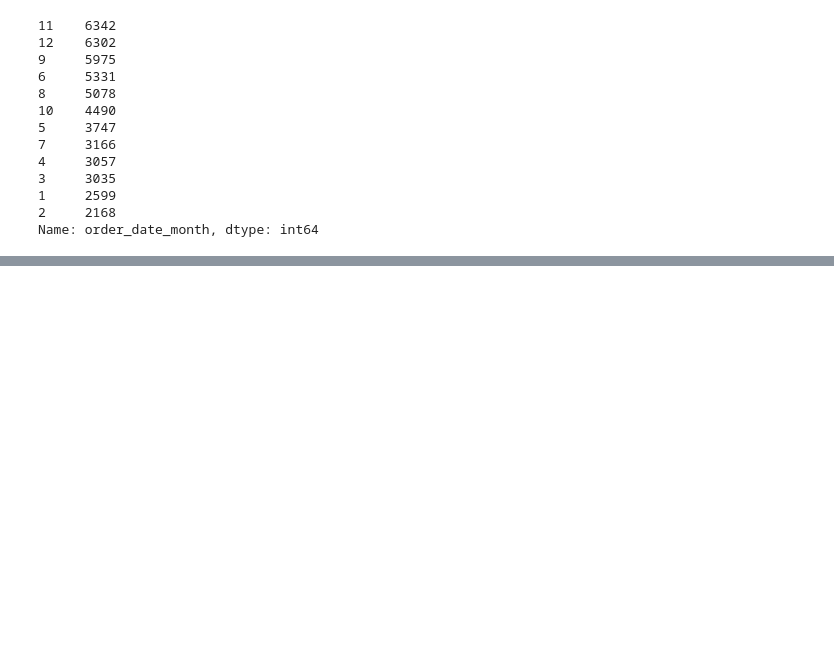
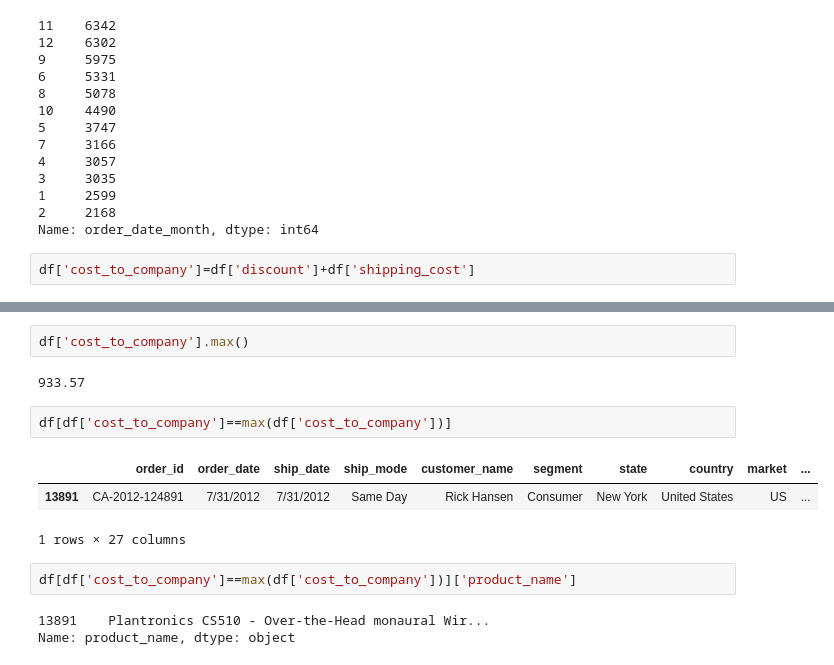
Before and after one commit to pranshuchaurasia/data-science-bootcamp, a Jupyter notebook: python-advanced/pandas_class2.ipynb, the cells around one changed output, grey strips where cells are left out. Drawn from its saved outputs; the diff is of its cells as text; blank space fills up the shorter version.

```diff
--- a/python-advanced/pandas_class2.ipynb
+++ b/python-advanced/pandas_class2.ipynb
@@ -352,3 +352,5 @@ df['order_date_month'].value_counts()
 1     2599
 2     2168
 Name: order_date_month, dtype: int64
+# %%
+df['cost_to_company']=df['discount']+df['shipping_cost']
@@ -354,0 +367,15 @@ Name: order_date_month, dtype: int64
+# %%
+df['cost_to_company'].max()
+# %% [output]
+933.57
+# %%
+df[df['cost_to_company']==max(df['cost_to_company'])]
+# %% [output]
+|  | order_id | order_date | ship_date | ship_mode | customer_name | segment | state | country | market | ... |
+| 13891 | CA-2012-124891 | 7/31/2012 | 7/31/2012 | Same Day | Rick Hansen | Consumer | New York | United States | US | ... |
+1 rows × 27 columns
+# %%
+df[df['cost_to_company']==max(df['cost_to_company'])]['product_name']
+# %% [output]
+13891    Plantronics CS510 - Over-the-Head monaural Wir...
+Name: product_name, dtype: object
```
Also changed, not shown: parts of 6 cells of this notebook.
